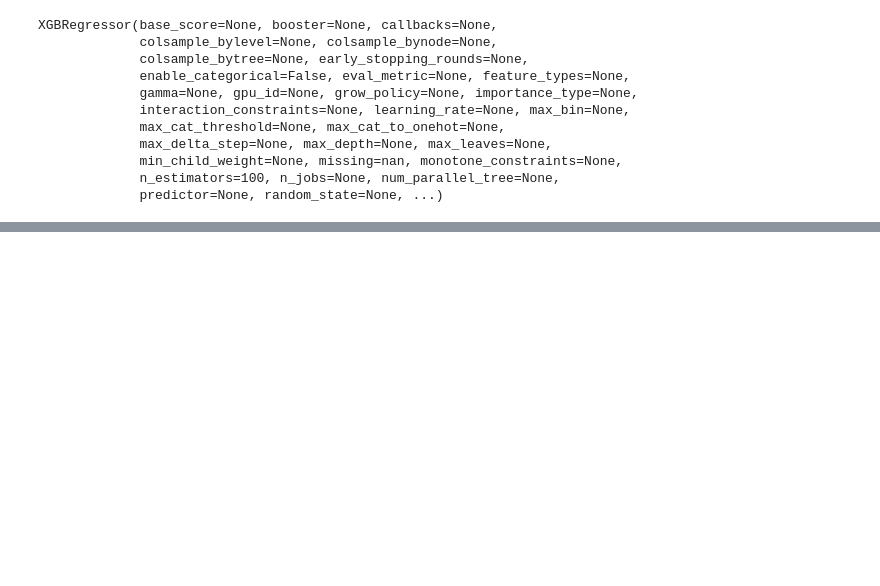
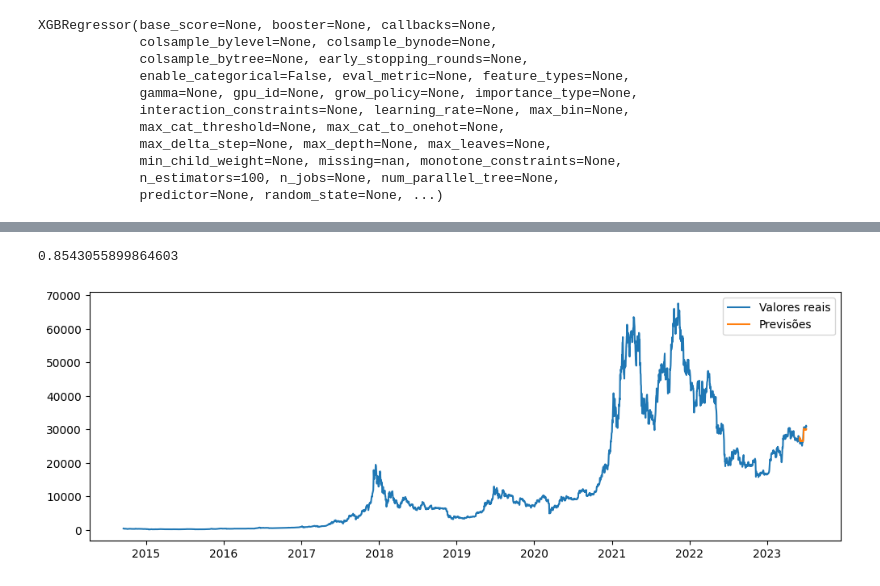
Before and after one commit to FelipeSeleme/previsao_btc_xgboost, a Jupyter notebook: xgboost.ipynb, the cells around one changed output, grey strips where cells are left out. Drawn from its saved outputs; the diff is of its cells as text; code cells hidden in the pictures; blank space fills up the shorter version.

```diff
--- a/xgboost.ipynb
+++ b/xgboost.ipynb
@@ -65,0 +92,15 @@ previsoes = modelo.predict(df_teste[atributos])
+# %%
+# Visualizar a acurácia do modelo
+acuracia = modelo.score(df_teste[atributos], df_teste[alvo])
+acuracia
+# %% [output]
+0.8543055899864603
+# %%
+# Plotar os valores reais e as previsões
+plt.figure(figsize=(12, 4))
+plt.plot(btc['Close'], label='Valores reais')
+plt.plot(df_teste[alvo].index, previsoes, label='Previsões')
+plt.legend()
+plt.show()
+# %% [output]
+[figure, added]
```
Also changed, not shown: parts of 7 cells of this notebook.
